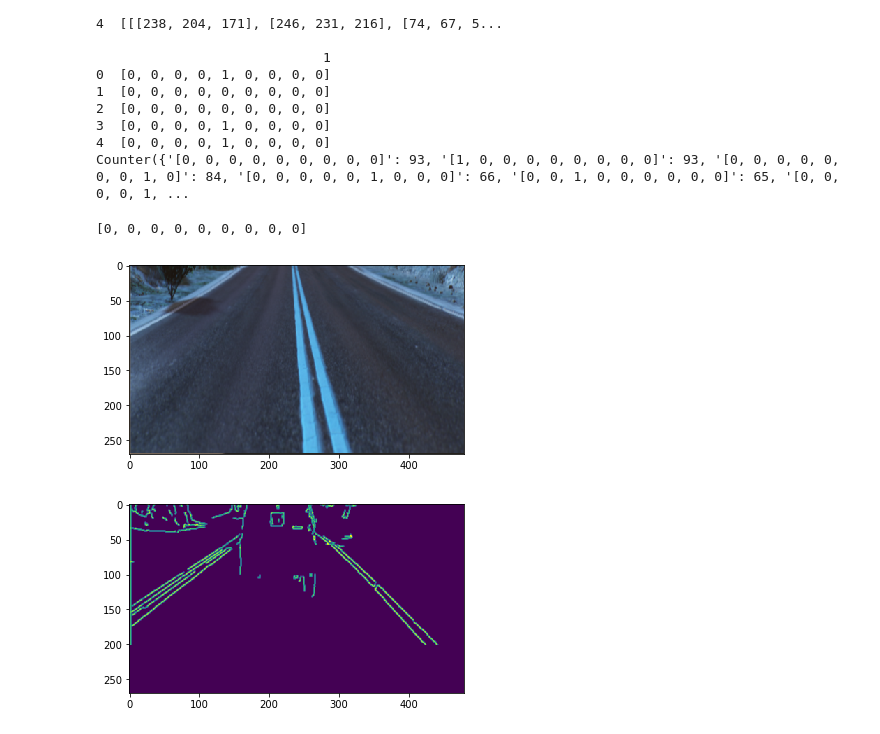
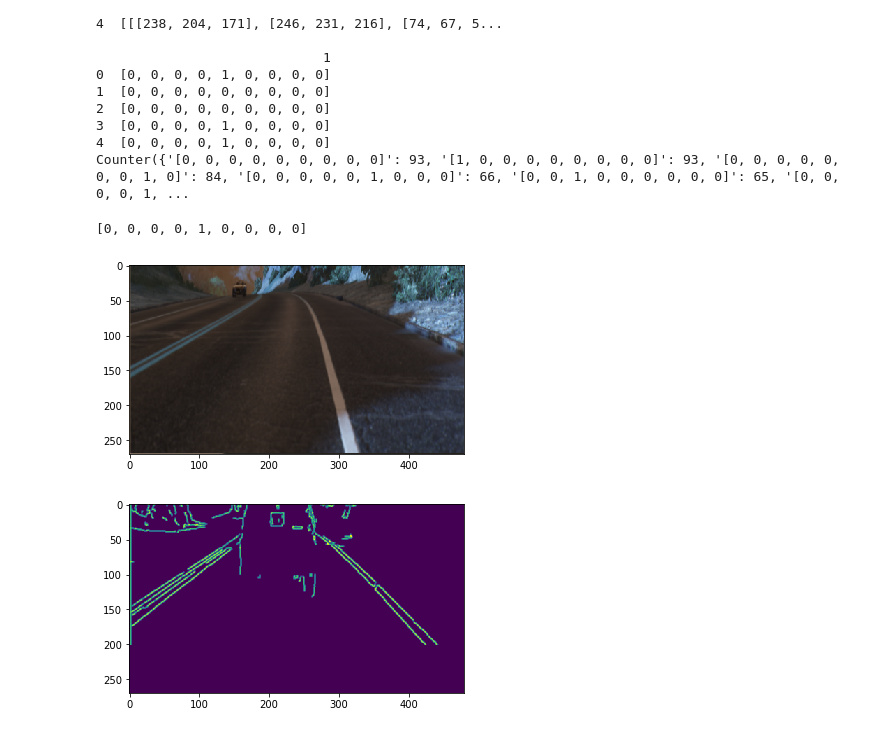
Before and after one commit to xiaoli-chen/GTA5, a Jupyter notebook: lane extraction.ipynb, the cells around one changed output. Drawn from its saved outputs; the diff is of its cells as text; code cells hidden in the pictures.

```diff
--- a/lane extraction.ipynb
+++ b/lane extraction.ipynb
@@ -46,10 +46,10 @@ def show_saved_data(idx):
 def get_saved_data(idx):
     return train_data[idx][0].copy(),train_data[idx][1].copy()
 # %%
-show_saved_data(300)
+show_saved_data(389)
 # %% [output]
-[0, 0, 0, 0, 0, 0, 0, 0, 0]
+[0, 0, 0, 0, 1, 0, 0, 0, 0]
-[figure, old version]
+[figure, new version]
 # %%
 import cv2
 from numpy import ones,vstack
```
Also changed, not shown: parts of 2 cells of this notebook, 4 other files.
